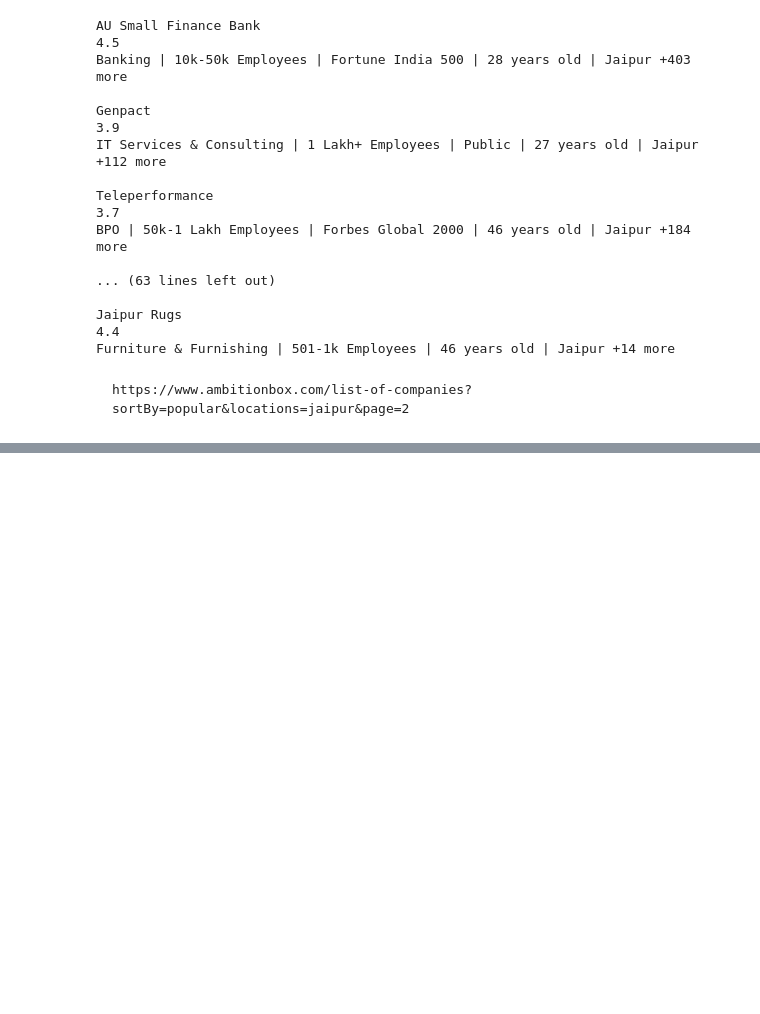
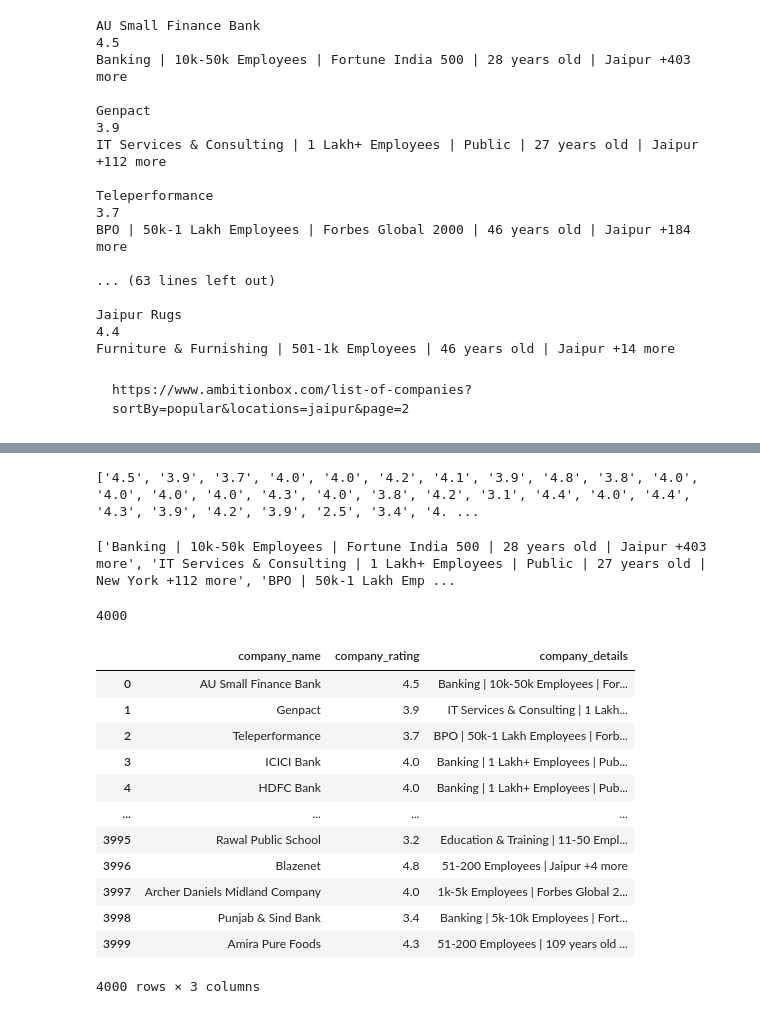
Before and after one commit to khushisain/DataScience-feb-batch, a Jupyter notebook: Ambition Box scrapping.ipynb, the cells around one changed output, grey strips where cells are left out. Drawn from its saved outputs; the diff is of its cells as text; code cells hidden in the pictures; blank space fills up the shorter version.

```diff
--- a/Ambition Box scrapping.ipynb
+++ b/Ambition Box scrapping.ipynb
@@ -142,0 +147,30 @@ Furniture & Furnishing | 501-1k Employees | 46 years old | Jaipur +14 more
+# %%
+company_names = []
+company_ratings = []
+company_details = []
+
+
+url = "https://www.ambitionbox.com/list-of-companies?"
+
+for i in range(1, 201):
+
+    dict1 = {
+        'sortBy':'popular',
+        'locations':'jaipur',
+        'page':i
+    }
+
+    header = {'user-agent':"Mozilla/5.0 (Windows NT 10.0; Win64; x64) AppleWebKit/537.36 (KHTML, like Gecko) Chrome/123.0.0.0 Safari/537.36"}
+
+    resp = requests.get(url, params=dict1, headers=header)
+    if resp.status_code == 200:
+        soup = bs4.BeautifulSoup(resp.content)
+        all_divs = soup.find_all('div', attrs={'class':"companyCardWrapper__metaInformation"})
+
+        for i in all_divs:
+            name = i.h2.text.strip()
+            rating = i.find('span', attrs={'class':"companyCardWrapper__companyRatingValue"}).text
+            details = i.find('span', attrs={'class':"companyCardWrapper__interLinking"}).text.strip()
+            company_names.append(name)
+            company_ratings.append(rating)
+            company_details.append(details)
@@ -142,0 +181,12 @@ Furniture & Furnishing | 501-1k Employees | 46 years old | Jaipur +14 more
+# %%
+print(company_ratings)
+# %% [output]
+['4.5', '3.9', '3.7', '4.0', '4.0', '4.2', '4.1', '3.9', '4.8', '3.8', '4.0', '4.0', '4.0', '4.0', '4.3', '4.0', '3.8', '4.2', '3.1', '4.4', '4.0', '4.4', '4.3', '3.9', '4.2', '3.9', '2.5', '3.4', '4. ...
+# %%
+print(company_details)
+# %% [output]
+['Banking | 10k-50k Employees | Fortune India 500 | 28 years old | Jaipur +403 more', 'IT Services & Consulting | 1 Lakh+ Employees | Public | 27 years old | New York +112 more', 'BPO | 50k-1 Lakh Emp ...
+# %%
+len(company_names)
+# %% [output]
+4000
@@ -142,0 +195,22 @@ Furniture & Furnishing | 501-1k Employees | 46 years old | Jaipur +14 more
+# %%
+df = pd.DataFrame({
+    'company_name':company_names,
+    'company_rating':company_ratings,
+    'company_details':company_details
+})
+# %%
+df
+# %% [output]
+|  | company_name | company_rating | company_details |
+| 0 | AU Small Finance Bank | 4.5 | Banking | 10k-50k Employees | For... |
+| 1 | Genpact | 3.9 | IT Services & Consulting | 1 Lakh... |
+| 2 | Teleperformance | 3.7 | BPO | 50k-1 Lakh Employees | Forb... |
+| 3 | ICICI Bank | 4.0 | Banking | 1 Lakh+ Employees | Pub... |
+| 4 | HDFC Bank | 4.0 | Banking | 1 Lakh+ Employees | Pub... |
+| ... | ... | ... | ... |
+| 3995 | Rawal Public School | 3.2 | Education & Training | 11-50 Empl... |
+| 3996 | Blazenet | 4.8 | 51-200 Employees | Jaipur +4 more |
+| 3997 | Archer Daniels Midland Company | 4.0 | 1k-5k Employees | Forbes Global 2... |
+| 3998 | Punjab & Sind Bank | 3.4 | Banking | 5k-10k Employees | Fort... |
+| 3999 | Amira Pure Foods | 4.3 | 51-200 Employees | 109 years old ... |
+4000 rows × 3 columns
```
Also changed, not shown: parts of 3 cells of this notebook.
